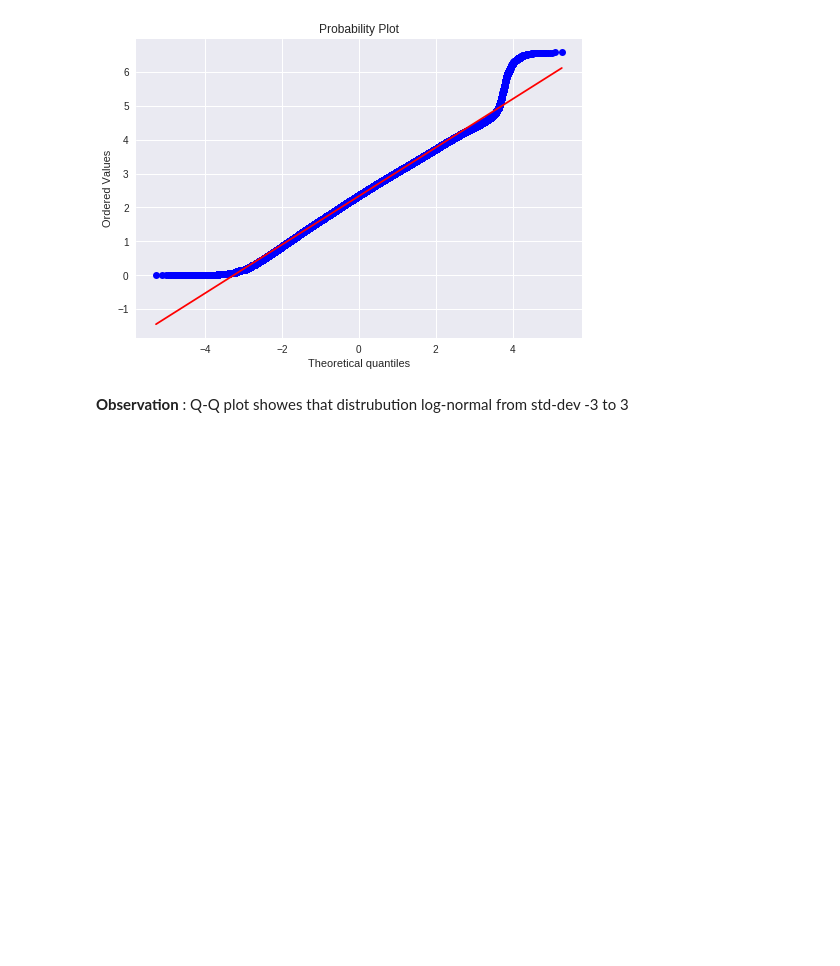
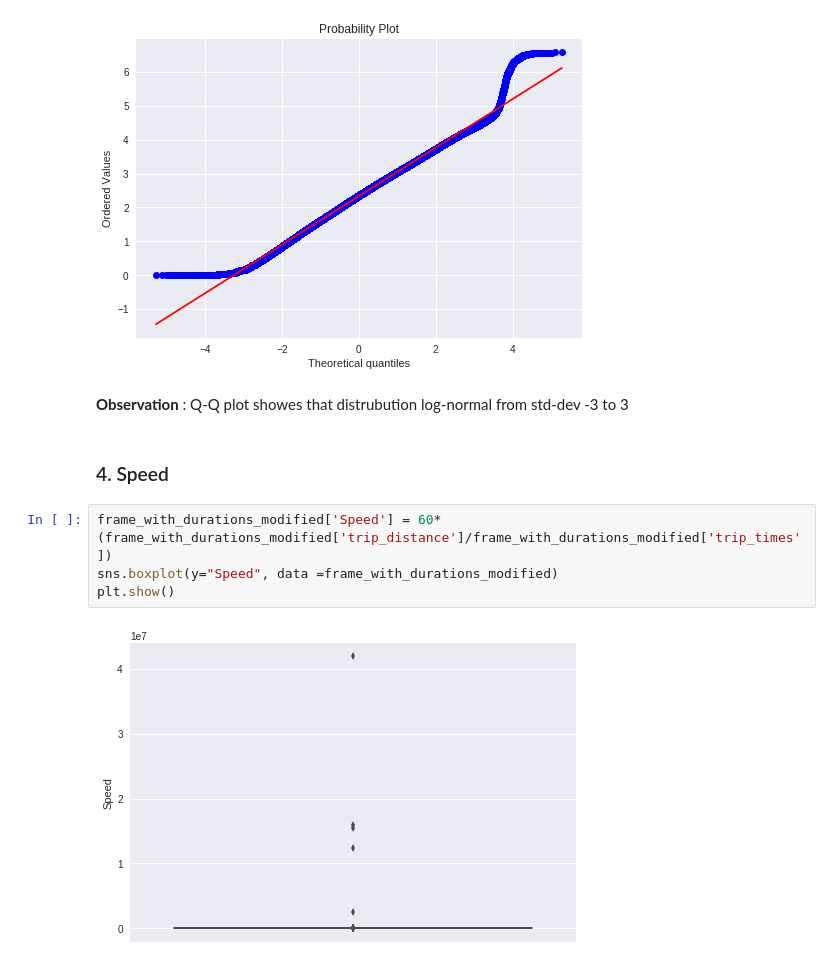
Before and after one commit to hemantmehra/Yellow-Taxi-Demand-Prediction-In-NYC, a Jupyter notebook: Yellow_Taxi_Demand_NYC.ipynb, the cells around one changed output. Saved outputs shown, nothing was run; the diff lists cells and outputs as text; blank space fills up the shorter version.

Commit message:
Data cleaning: Speed, Trip Distance and Total Fare + Removing all outliers

```diff
--- a/Yellow_Taxi_Demand_NYC.ipynb
+++ b/Yellow_Taxi_Demand_NYC.ipynb
@@ -360,3 +360,11 @@ plt.show()
 [figure]
 # %% [markdown]
 **Observation** : Q-Q plot showes that distrubution log-normal from std-dev -3 to 3
+# %% [markdown]
+### 4. Speed
+# %%
+frame_with_durations_modified['Speed'] = 60*(frame_with_durations_modified['trip_distance']/frame_with_durations_modified['trip_times'])
+sns.boxplot(y="Speed", data =frame_with_durations_modified)
+plt.show()
+# %% [output]
+[figure, added]
```
Also changed, not shown: parts of 27 cells of this notebook.
